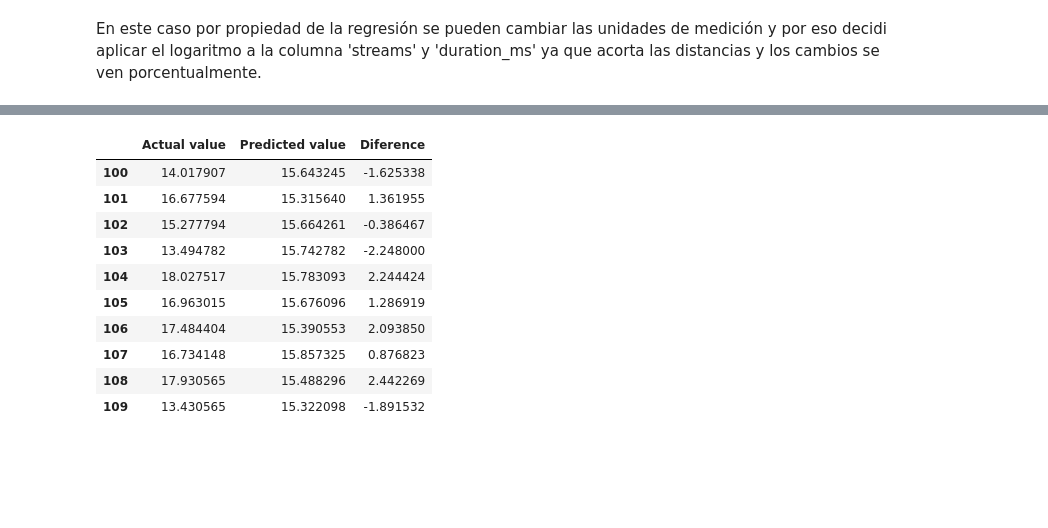
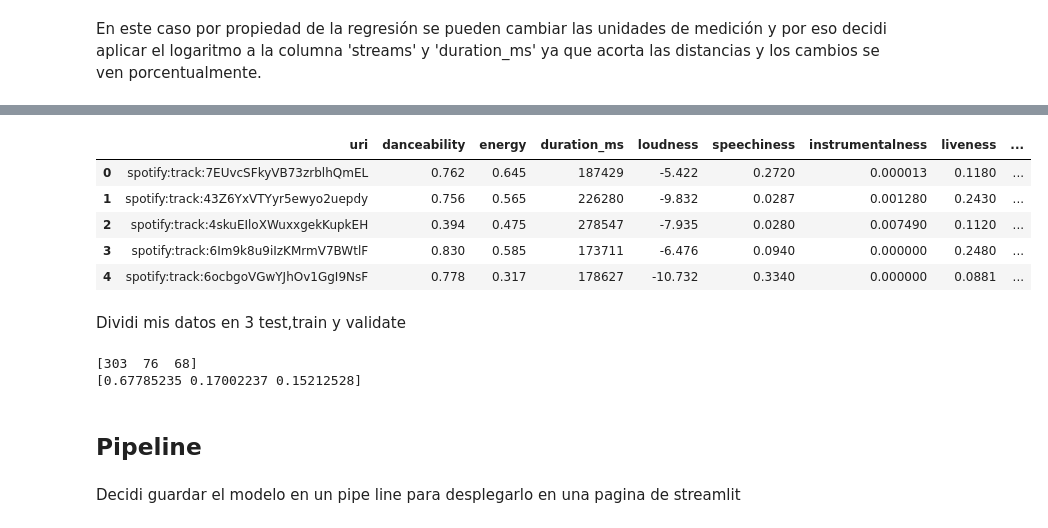
Before and after one commit to JesusRosales1309/Spoty-project, a Jupyter notebook: notebooks/Todo_en_uno.ipynb, the cells around one changed output, grey strips where cells are left out. Cells and saved outputs as stored; diff of their text form; code cells hidden in the pictures; blank space fills up the shorter version.

```diff
--- a/notebooks/Todo_en_uno.ipynb
+++ b/notebooks/Todo_en_uno.ipynb
@@ -426,15 +354,31 @@ Text(0.5, 1.0, 'Actual vs Predicted')
-# %%
-pred_y_df=pd.DataFrame({'Actual value':y_test,'Predicted value':y_pred,'Diference':y_test-y_pred})
-pred_y_df[100:110]
-# %% [output]
-|  | Actual value | Predicted value | Diference |
-| 100 | 14.017907 | 15.643245 | -1.625338 |
-| 101 | 16.677594 | 15.315640 | 1.361955 |
-| 102 | 15.277794 | 15.664261 | -0.386467 |
-| 103 | 13.494782 | 15.742782 | -2.248000 |
-| 104 | 18.027517 | 15.783093 | 2.244424 |
-| 105 | 16.963015 | 15.676096 | 1.286919 |
-| 106 | 17.484404 | 15.390553 | 2.093850 |
-| 107 | 16.734148 | 15.857325 | 0.876823 |
-| 108 | 17.930565 | 15.488296 | 2.442269 |
-| 109 | 13.430565 | 15.322098 | -1.891532 |
+# %%
+from sklearn.model_selection import train_test_split
+import pandas as pd
+import numpy as np
+songs=pd.read_parquet("../data/processed/Streamsfeatures.parquet")
+songs['logstreams'] = np.log(songs['streams'])
+songs=songs.drop(columns=['streams'])
+songs.head()
+# %% [output]
+|  | uri | danceability | energy | duration_ms | loudness | speechiness | instrumentalness | liveness | ... |
+| 0 | spotify:track:7EUvcSFkyVB73zrblhQmEL | 0.762 | 0.645 | 187429 | -5.422 | 0.2720 | 0.000013 | 0.1180 | ... |
+| 1 | spotify:track:43Z6YxVTYyr5ewyo2uepdy | 0.756 | 0.565 | 226280 | -9.832 | 0.0287 | 0.001280 | 0.2430 | ... |
+| 2 | spotify:track:4skuEIloXWuxxgekKupkEH | 0.394 | 0.475 | 278547 | -7.935 | 0.0280 | 0.007490 | 0.1120 | ... |
+| 3 | spotify:track:6Im9k8u9iIzKMrmV7BWtlF | 0.830 | 0.585 | 173711 | -6.476 | 0.0940 | 0.000000 | 0.2480 | ... |
+| 4 | spotify:track:6ocbgoVGwYJhOv1GgI9NsF | 0.778 | 0.317 | 178627 | -10.732 | 0.3340 | 0.000000 | 0.0881 | ... |
+# %% [markdown]
+Dividi mis datos en 3 test,train y validate
+# %%
+rest, test = train_test_split(songs, test_size=0.15, shuffle=True)
+train, val = train_test_split(rest, test_size=0.20, shuffle=True)
+
+distributions = np.array([len(train), len(val),len(test)])
+print(distributions)
+print(distributions/len(songs))
+# %% [output]
+[303  76  68]
+[0.67785235 0.17002237 0.15212528]
+# %% [markdown]
+## Pipeline
+# %% [markdown]
+Decidi guardar el modelo en un pipe line para desplegarlo en una pagina de streamlit
```
Also changed, not shown: parts of 70 cells of this notebook, 1 other file.
